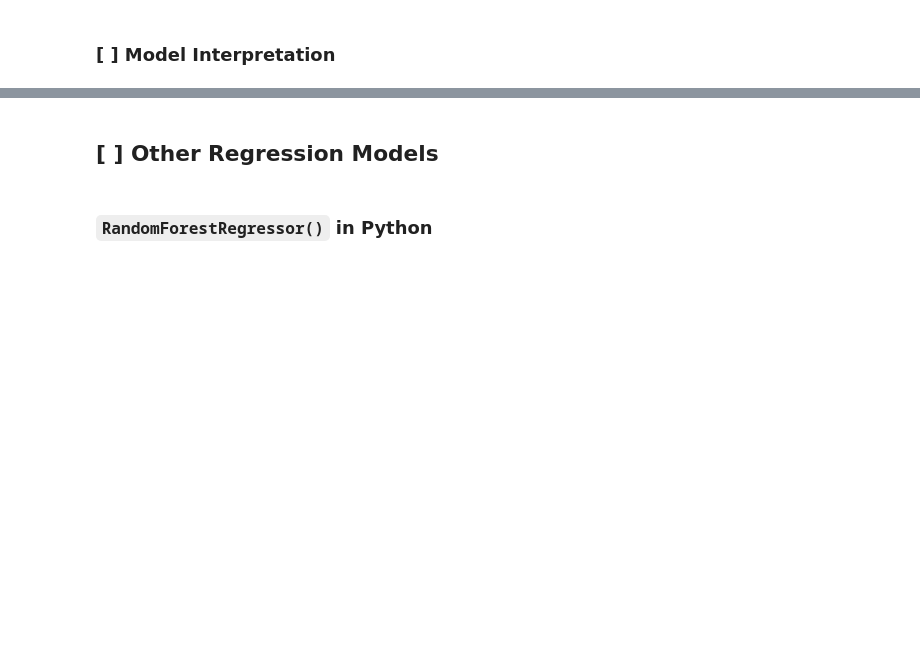
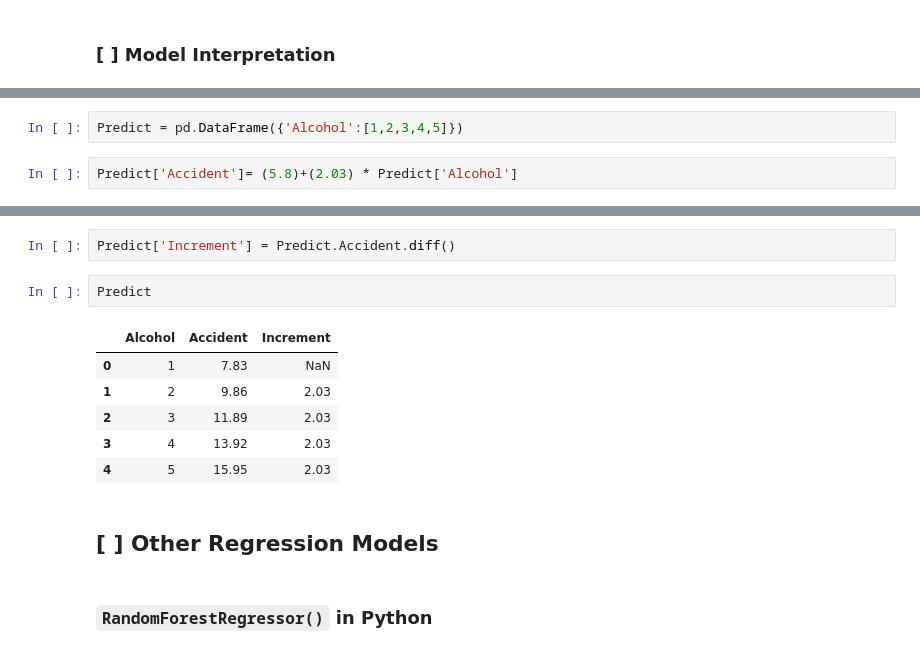
Before and after one commit to toluwabori/resolving-machine-learning-python, a Jupyter notebook: 01_The Linear Regression & Supervised Regression Models/01B_ml-linear-regression_session_blank.ipynb, the cells around one changed output, grey strips where cells are left out. Drawn from its saved outputs; the diff is of its cells as text; blank space fills up the shorter version.

```diff
--- a/01_The Linear Regression & Supervised Regression Models/01B_ml-linear-regression_session_blank.ipynb
+++ b/01_The Linear Regression & Supervised Regression Models/01B_ml-linear-regression_session_blank.ipynb
@@ -172,0 +250,4 @@ lr.score(X=features,y=target)
+# %%
+Predict = pd.DataFrame({'Alcohol':[1,2,3,4,5]})
+# %%
+Predict['Accident']= (5.8)+(2.03) * Predict['Alcohol']
@@ -173,3 +263,14 @@ lr.score(X=features,y=target)
+# %%
+Predict['Increment'] = Predict.Accident.diff()
+# %%
+Predict
+# %% [output]
+|  | Alcohol | Accident | Increment |
+| 0 | 1 | 7.83 | NaN |
+| 1 | 2 | 9.86 | 2.03 |
+| 2 | 3 | 11.89 | 2.03 |
+| 3 | 4 | 13.92 | 2.03 |
+| 4 | 5 | 15.95 | 2.03 |
 # %% [markdown]
 ## [ ] Other Regression Models
 # %% [markdown]
```
Also changed, not shown: parts of 43 cells of this notebook.
